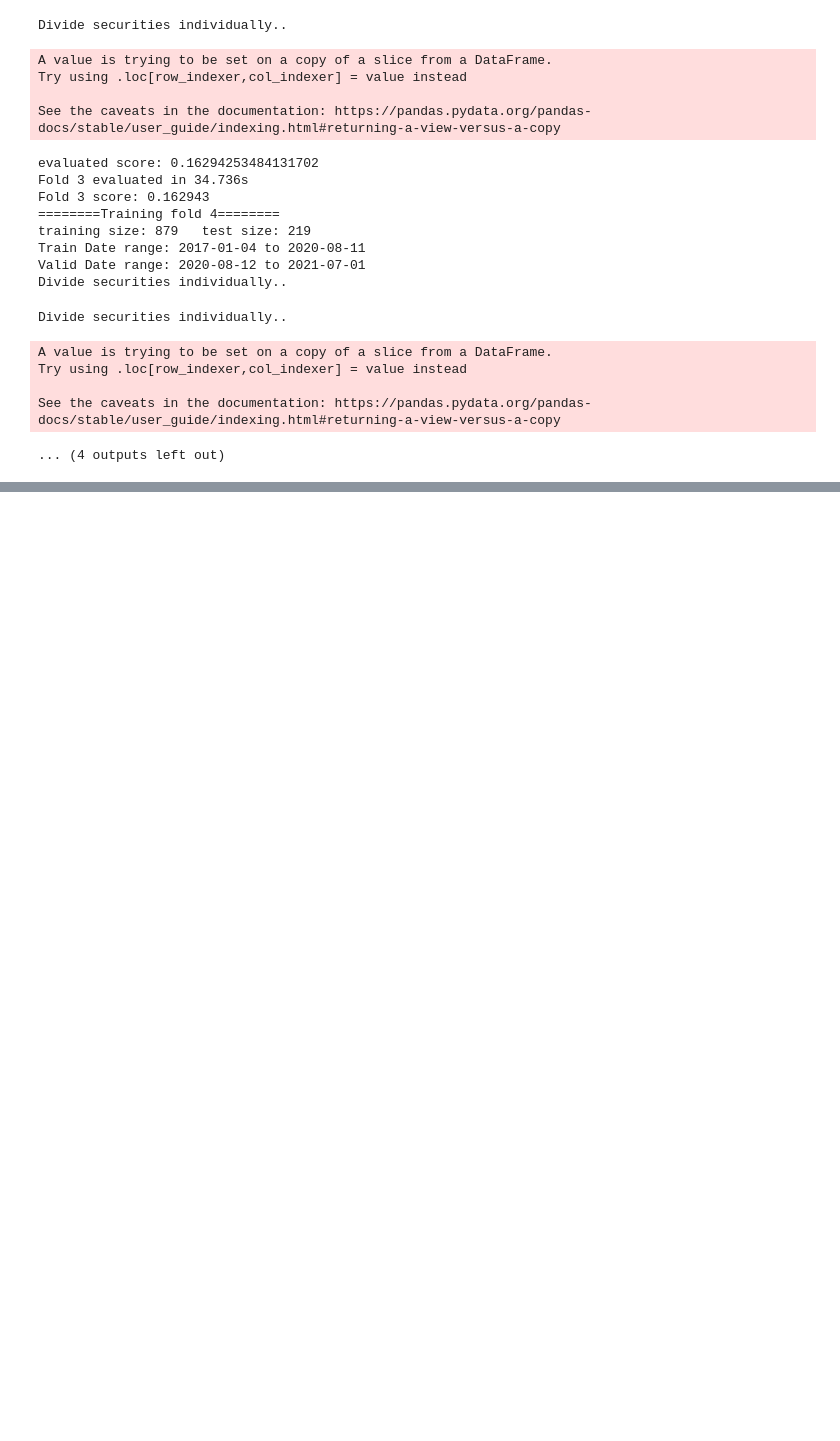
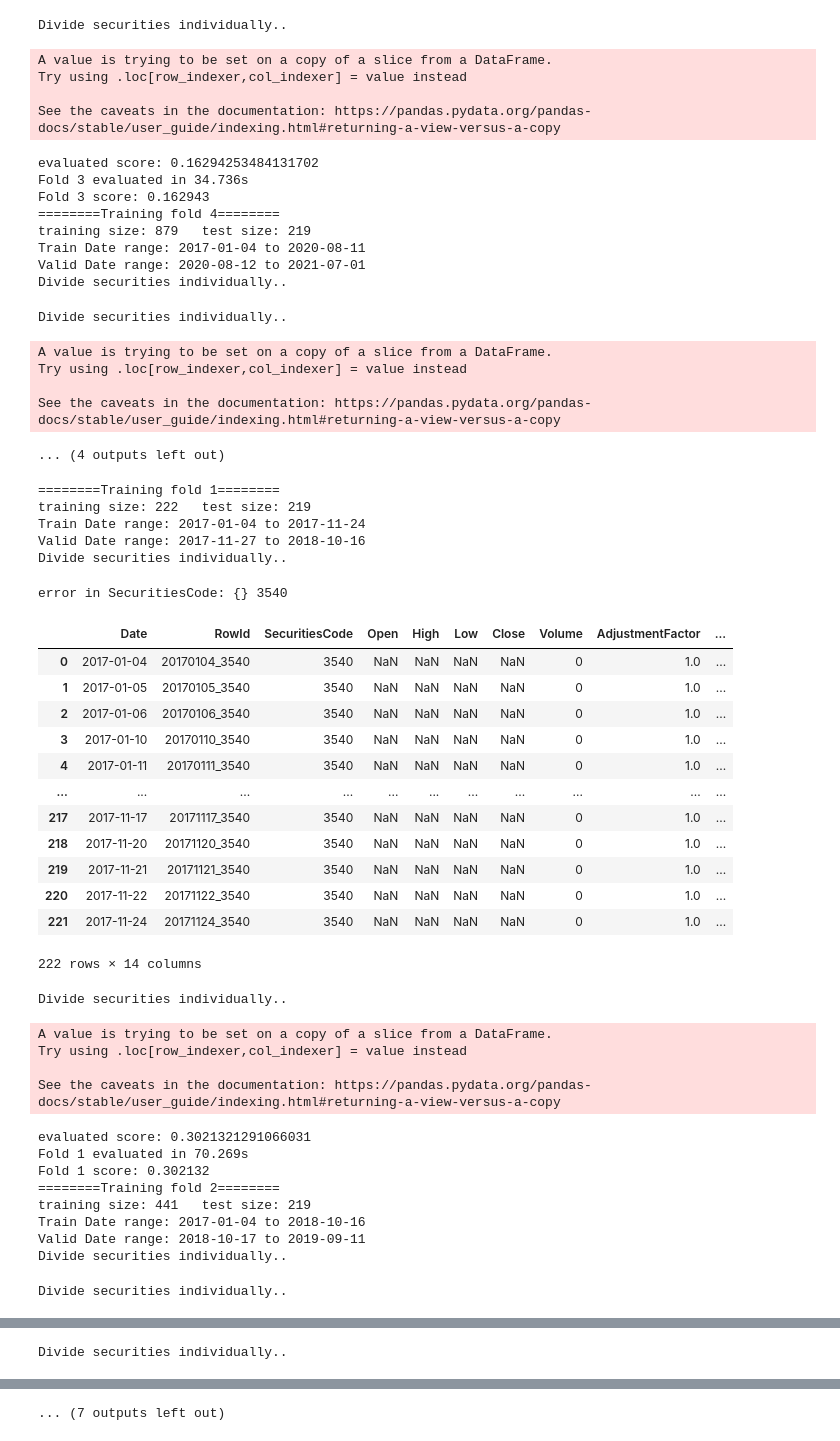
Before and after one commit to hoeen/kaggle, a Jupyter notebook: JPX-prediction/jpx-training-evaluation.ipynb, the cells around one changed output, grey strips where cells are left out. Cells and saved outputs as stored; diff of their text form; code cells hidden in the pictures; blank space fills up the shorter version.

Commit message:
Kaggle Notebook | jpx_training_evaluation_testcases | Version 4

```diff
--- a/JPX-prediction/jpx-training-evaluation.ipynb
+++ b/JPX-prediction/jpx-training-evaluation.ipynb
@@ -571,15 +576,15 @@ def preprocess_inference(df, trained_scalers: list):
 
 
     target = ['Target']
-    ord_features = ['SecuritiesCode']
+#     ord_features = ['SecuritiesCode']
 #     scaled_features = ['Open', 'High', 'Low', 'Close', 'Volume', 'upper_shadow', 'lower_shadow',
 #                       'RSI', 'EMA7', 'EMA15', 'EMA30', 'EMA90'] + [c for c in df.columns if c.startswith('CDL')] # pattern recognition features
     scaled_features = [i for i in df.columns if i not in ['Date', 'RowId', 'AdjustmentFactor', 'ExpectedDividend', 'SupervisionFlag',
                                                          'Target', 'SecuritiesCode']]
 
-    date_code_ord = ordinal.transform(dfc.loc[:,ord_features])
+#     date_code_ord = ordinal.transform(dfc.loc[:,ord_features])
     scaled = stdsc.transform(dfc.loc[:,scaled_features])
-    dfc_scaled = pd.concat([pd.DataFrame(date_code_ord, columns=ord_features),
+    dfc_scaled = pd.concat([dfc.loc[:, ['SecuritiesCode']].reset_index(drop=True),
                             pd.DataFrame(scaled, columns=scaled_features)], axis=1)
 
 
@@ -793,8 +798,8 @@ def evaluate(train, val):
     # train model
     sec_list = divideSecurities(train)
 #     df_added = add_features_train(sec_list)
-    df_added = add_features_test1(sec_list)
-    X_scaled, y, trained_scalers = preprocess_train_test1(df_added)
+    df_added = add_features_train(sec_list)
+    X_scaled, y, trained_scalers = preprocess_train(df_added)
 
     # base model - lgbm
     lgb = LGBMRegressor()
@@ -802,8 +807,8 @@ def evaluate(train, val):
 
     # predict evaluation data - same as train
     sec_list_val = divideSecurities(val)
-    df_added_val = add_features_test1(sec_list_val)
-    X_scaled_val = preprocess_inference_test1(df_added_val, trained_scalers)
+    df_added_val = add_features_train(sec_list_val)
+    X_scaled_val = preprocess_inference(df_added_val, trained_scalers)
 
     y_pred = lgb.predict(X_scaled_val)
     val['predict'] = y_pred
@@ -924,0 +930,64 @@ np.concatenate([train['Date'].unique(), supp_data['Date'].unique()])
+# %%
+# test2 - primary features (TA)
+# evaluate on each CV
+tscv = TimeSeriesSplit(n_splits=5)#test_size=60)  # 2000개 주식이 모두 있는 기간이 300일 정도이다. 그래서 직전 기간까지 train하고 60일씩 5-fold로 쪼갬
+# split input : index date
+grid = np.concatenate([train['Date'].unique(), supp_data['Date'].unique()])
+
+# train_cv = train.set_index('Date')
+# eval_cv = supp_data.set_index('Date')
+train_with_supp = pd.concat([train, supp_data]).set_index('Date')
+
+scores = []
+k = 0
+for train_idx, eval_idx in tscv.split(grid):
+    k += 1
+    print(f'========Training fold {k}========')
+    t0 = time.time()
+    print('training size:', len(train_idx), '  test size:', len(eval_idx))
+
+    print("Train Date range: {} to {}".format(grid[train_idx].min(),grid[train_idx].max()))
+    print("Valid Date range: {} to {}".format(grid[eval_idx].min(),grid[eval_idx].max()))
+
+    score = evaluate(train_with_supp.loc[grid[train_idx]].reset_index(),
+                     train_with_supp.loc[grid[eval_idx]].reset_index())
+    print(f'Fold {k} evaluated in {time.time() - t0 :.3f}s')
+    print(f'Fold {k} score: {score :.6f}')
+    scores.append(score)
+
+print(scores)
+print('cv mean score:', np.mean(scores))
+# %% [output]
+========Training fold 1========
+training size: 222   test size: 219
+Train Date range: 2017-01-04 to 2017-11-24
+Valid Date range: 2017-11-27 to 2018-10-16
+Divide securities individually..
+error in SecuritiesCode: {} 3540
+|  | Date | RowId | SecuritiesCode | Open | High | Low | Close | Volume | AdjustmentFactor | ... |
+| 0 | 2017-01-04 | 20170104_3540 | 3540 | NaN | NaN | NaN | NaN | 0 | 1.0 | ... |
+| 1 | 2017-01-05 | 20170105_3540 | 3540 | NaN | NaN | NaN | NaN | 0 | 1.0 | ... |
+| 2 | 2017-01-06 | 20170106_3540 | 3540 | NaN | NaN | NaN | NaN | 0 | 1.0 | ... |
+| 3 | 2017-01-10 | 20170110_3540 | 3540 | NaN | NaN | NaN | NaN | 0 | 1.0 | ... |
+| 4 | 2017-01-11 | 20170111_3540 | 3540 | NaN | NaN | NaN | NaN | 0 | 1.0 | ... |
+| ... | ... | ... | ... | ... | ... | ... | ... | ... | ... | ... |
+| 217 | 2017-11-17 | 20171117_3540 | 3540 | NaN | NaN | NaN | NaN | 0 | 1.0 | ... |
+| 218 | 2017-11-20 | 20171120_3540 | 3540 | NaN | NaN | NaN | NaN | 0 | 1.0 | ... |
+| 219 | 2017-11-21 | 20171121_3540 | 3540 | NaN | NaN | NaN | NaN | 0 | 1.0 | ... |
+| 220 | 2017-11-22 | 20171122_3540 | 3540 | NaN | NaN | NaN | NaN | 0 | 1.0 | ... |
+| 221 | 2017-11-24 | 20171124_3540 | 3540 | NaN | NaN | NaN | NaN | 0 | 1.0 | ... |
+222 rows × 14 columns
+Divide securities individually..
+A value is trying to be set on a copy of a slice from a DataFrame.
+Try using .loc[row_indexer,col_indexer] = value instead
+
+See the caveats in the documentation: https://pandas.pydata.org/pandas-docs/stable/user_guide/indexing.html#returning-a-view-versus-a-copy
+evaluated score: 0.3021321291066031
+Fold 1 evaluated in 70.269s
+Fold 1 score: 0.302132
+========Training fold 2========
+training size: 441   test size: 219
+Train Date range: 2017-01-04 to 2018-10-16
+Valid Date range: 2018-10-17 to 2019-09-11
+Divide securities individually..
+Divide securities individually..
@@ -924,0 +1006 @@ np.concatenate([train['Date'].unique(), supp_data['Date'].unique()])
+Divide securities individually..
@@ -925,3 +1011,4 @@ np.concatenate([train['Date'].unique(), supp_data['Date'].unique()])
+... (7 outputs left out)
 # %%
 12-23
 # %%
```
Also changed, not shown: parts of 4 cells of this notebook.
